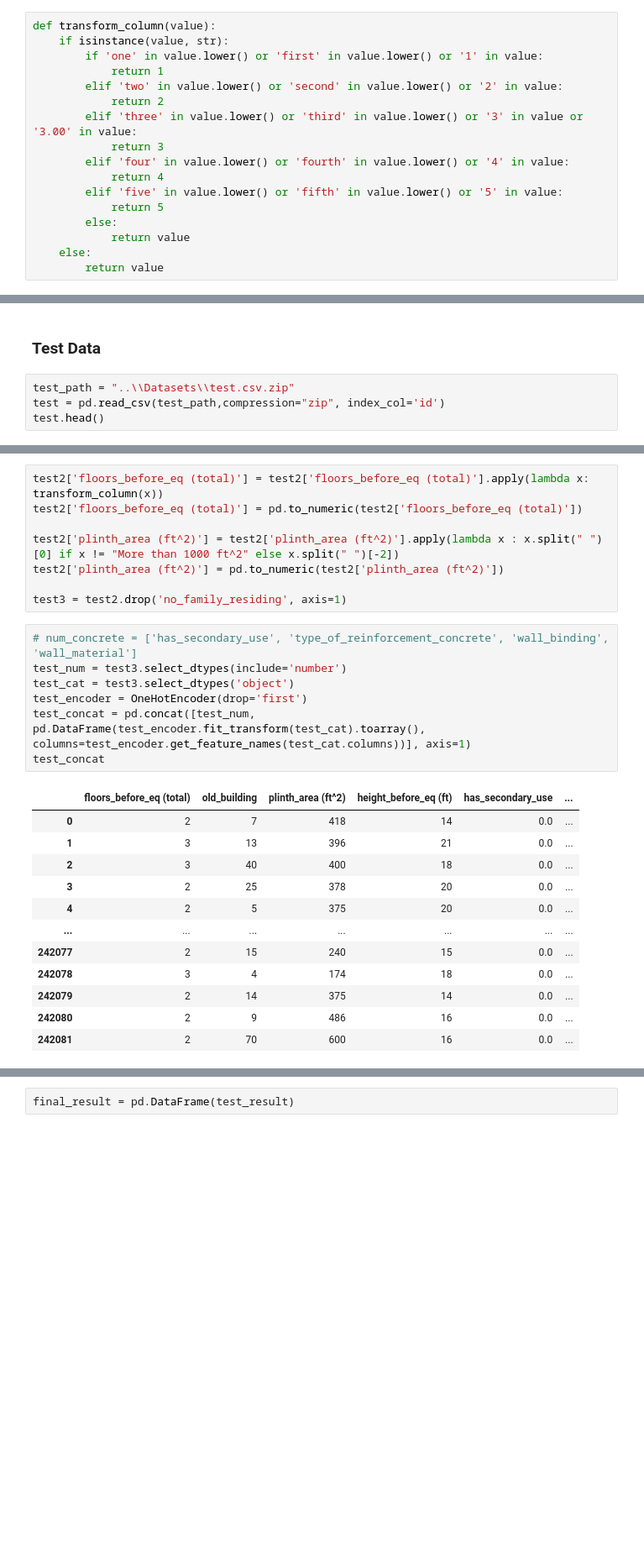
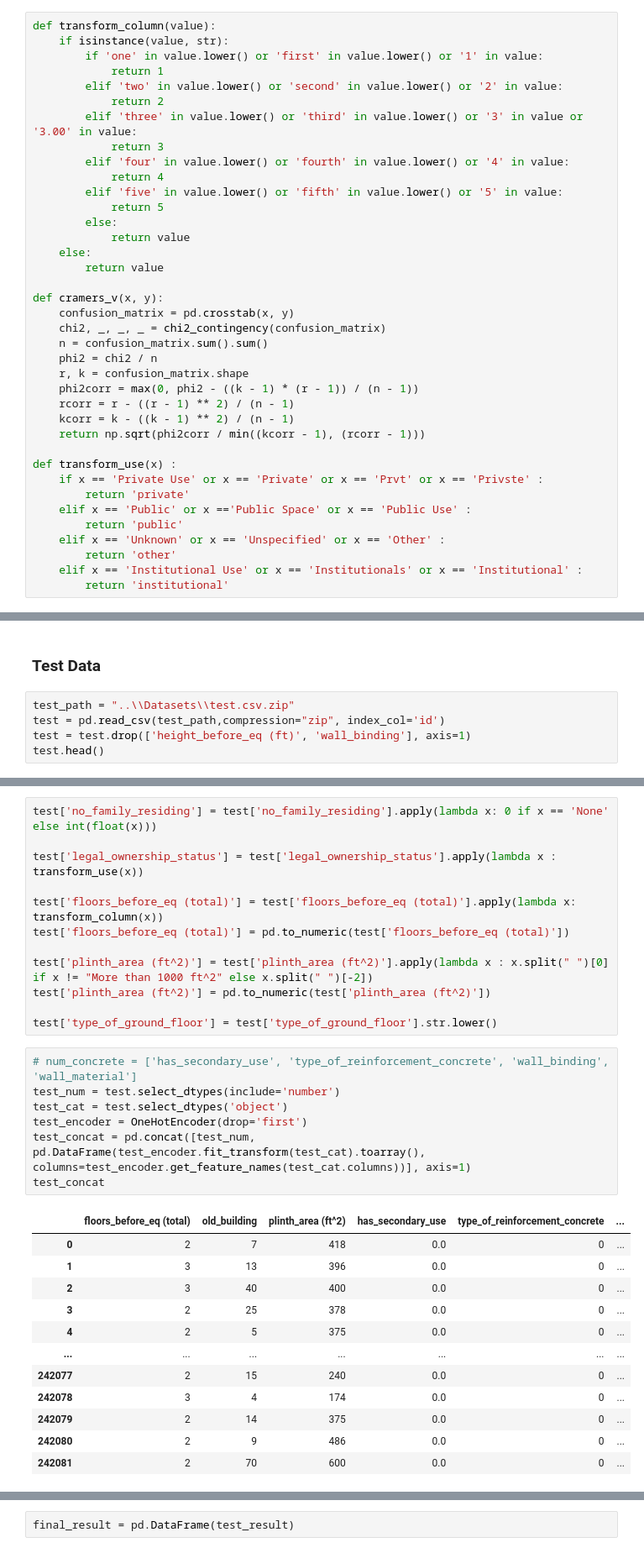
Before and after one commit to damahindra/Earthquake-Damage-Grade-Analysis-and-Prediction, a Jupyter notebook: Workspace-Rangga/ws-rang.ipynb, the cells around one changed output, grey strips where cells are left out. Shown at 84% size. Drawn from its saved outputs; the diff is of its cells as text; blank space fills up the shorter version.

```diff
--- a/Workspace-Rangga/ws-rang.ipynb
+++ b/Workspace-Rangga/ws-rang.ipynb
@@ -29,6 +39,27 @@ def transform_column(value):
             return value
     else:
         return value
+
+def cramers_v(x, y):
+    confusion_matrix = pd.crosstab(x, y)
+    chi2, _, _, _ = chi2_contingency(confusion_matrix)
+    n = confusion_matrix.sum().sum()
+    phi2 = chi2 / n
+    r, k = confusion_matrix.shape
+    phi2corr = max(0, phi2 - ((k - 1) * (r - 1)) / (n - 1))
+    rcorr = r - ((r - 1) ** 2) / (n - 1)
+    kcorr = k - ((k - 1) ** 2) / (n - 1)
+    return np.sqrt(phi2corr / min((kcorr - 1), (rcorr - 1)))
+
+def transform_use(x) :
+    if x == 'Private Use' or x == 'Private' or x == 'Prvt' or x == 'Privste' :
+        return 'private'
+    elif x == 'Public' or x =='Public Space' or x == 'Public Use' :
+        return 'public'
+    elif x == 'Unknown' or x == 'Unspecified' or x == 'Other' :
+        return 'other'
+    elif x == 'Institutional Use' or x == 'Institutionals' or x == 'Institutional' :
+        return 'institutional'
 # %% [markdown]
 ### Import Data and Data Overview
 # %%
@@ -212,5 +278,6 @@ dtype: object
 # %%
 test_path = "..\\Datasets\\test.csv.zip"
 test = pd.read_csv(test_path,compression="zip", index_col='id')
+test = test.drop(['height_before_eq (ft)', 'wall_binding'], axis=1)
 test.head()
 # %% [output]
@@ -227,28 +292,32 @@ test2 = test.dropna(axis=0).reset_index(drop=True)
 # %%
-test2['floors_before_eq (total)'] = test2['floors_before_eq (total)'].apply(lambda x: transform_column(x))
-test2['floors_before_eq (total)'] = pd.to_numeric(test2['floors_before_eq (total)'])
+test['no_family_residing'] = test['no_family_residing'].apply(lambda x: 0 if x == 'None' else int(float(x)))
 
-test2['plinth_area (ft^2)'] = test2['plinth_area (ft^2)'].apply(lambda x : x.split(" ")[0] if x != "More than 1000 ft^2" else x.split(" ")[-2])
-test2['plinth_area (ft^2)'] = pd.to_numeric(test2['plinth_area (ft^2)'])
+test['legal_ownership_status'] = test['legal_ownership_status'].apply(lambda x : transform_use(x))
 
-test3 = test2.drop('no_family_residing', axis=1)
+test['floors_before_eq (total)'] = test['floors_before_eq (total)'].apply(lambda x: transform_column(x))
+test['floors_before_eq (total)'] = pd.to_numeric(test['floors_before_eq (total)'])
+
+test['plinth_area (ft^2)'] = test['plinth_area (ft^2)'].apply(lambda x : x.split(" ")[0] if x != "More than 1000 ft^2" else x.split(" ")[-2])
+test['plinth_area (ft^2)'] = pd.to_numeric(test['plinth_area (ft^2)'])
+
+test['type_of_ground_floor'] = test['type_of_ground_floor'].str.lower()
 # %%
 # num_concrete = ['has_secondary_use', 'type_of_reinforcement_concrete', 'wall_binding', 'wall_material']
-test_num = test3.select_dtypes(include='number')
-test_cat = test3.select_dtypes('object')
+test_num = test.select_dtypes(include='number')
+test_cat = test.select_dtypes('object')
 test_encoder = OneHotEncoder(drop='first')
 test_concat = pd.concat([test_num, pd.DataFrame(test_encoder.fit_transform(test_cat).toarray(), columns=test_encoder.get_feature_names(test_cat.columns))], axis=1)
 test_concat
 # %% [output]
-|  | floors_before_eq (total) | old_building | plinth_area (ft^2) | height_before_eq (ft) | has_secondary_use | ... |
-| 0 | 2 | 7 | 418 | 14 | 0.0 | ... |
-| 1 | 3 | 13 | 396 | 21 | 0.0 | ... |
-| 2 | 3 | 40 | 400 | 18 | 0.0 | ... |
-| 3 | 2 | 25 | 378 | 20 | 0.0 | ... |
-| 4 | 2 | 5 | 375 | 20 | 0.0 | ... |
+|  | floors_before_eq (total) | old_building | plinth_area (ft^2) | has_secondary_use | type_of_reinforcement_concrete | ... |
+| 0 | 2 | 7 | 418 | 0.0 | 0 | ... |
+| 1 | 3 | 13 | 396 | 0.0 | 0 | ... |
+| 2 | 3 | 40 | 400 | 0.0 | 0 | ... |
+| 3 | 2 | 25 | 378 | 0.0 | 0 | ... |
+| 4 | 2 | 5 | 375 | 0.0 | 0 | ... |
 | ... | ... | ... | ... | ... | ... | ... |
-| 242077 | 2 | 15 | 240 | 15 | 0.0 | ... |
-| 242078 | 3 | 4 | 174 | 18 | 0.0 | ... |
-| 242079 | 2 | 14 | 375 | 14 | 0.0 | ... |
-| 242080 | 2 | 9 | 486 | 16 | 0.0 | ... |
-| 242081 | 2 | 70 | 600 | 16 | 0.0 | ... |
+| 242077 | 2 | 15 | 240 | 0.0 | 0 | ... |
+| 242078 | 3 | 4 | 174 | 0.0 | 0 | ... |
+| 242079 | 2 | 14 | 375 | 0.0 | 0 | ... |
+| 242080 | 2 | 9 | 486 | 0.0 | 0 | ... |
+| 242081 | 2 | 70 | 600 | 0.0 | 0 | ... |
```
Also changed, not shown: parts of 22 cells of this notebook, 3 other files.
